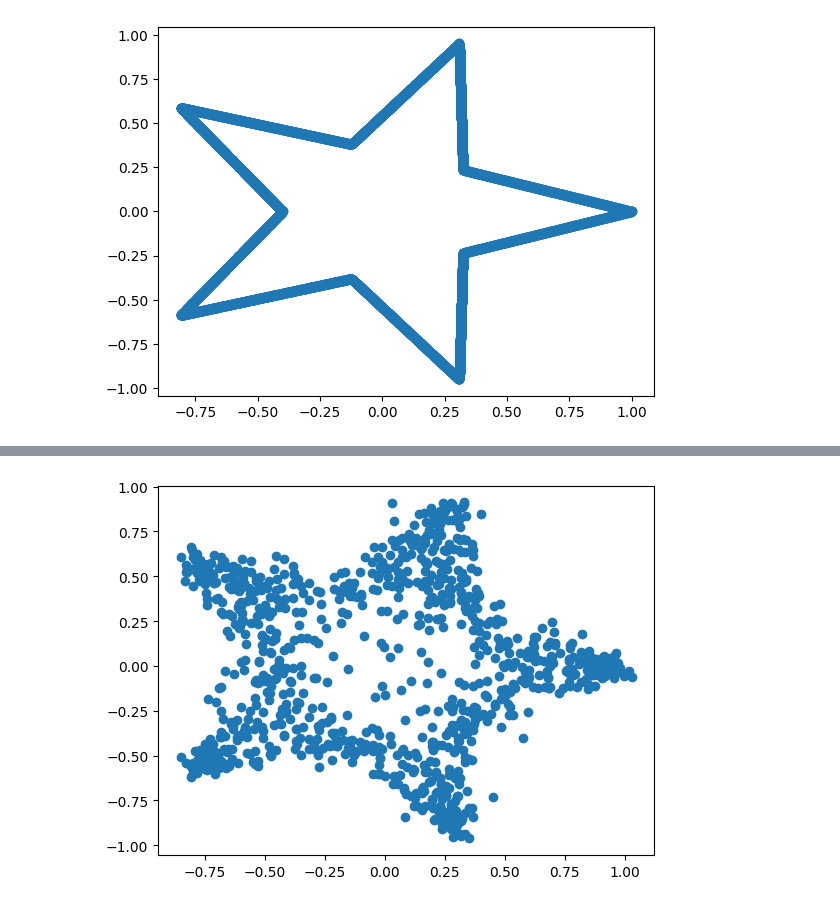
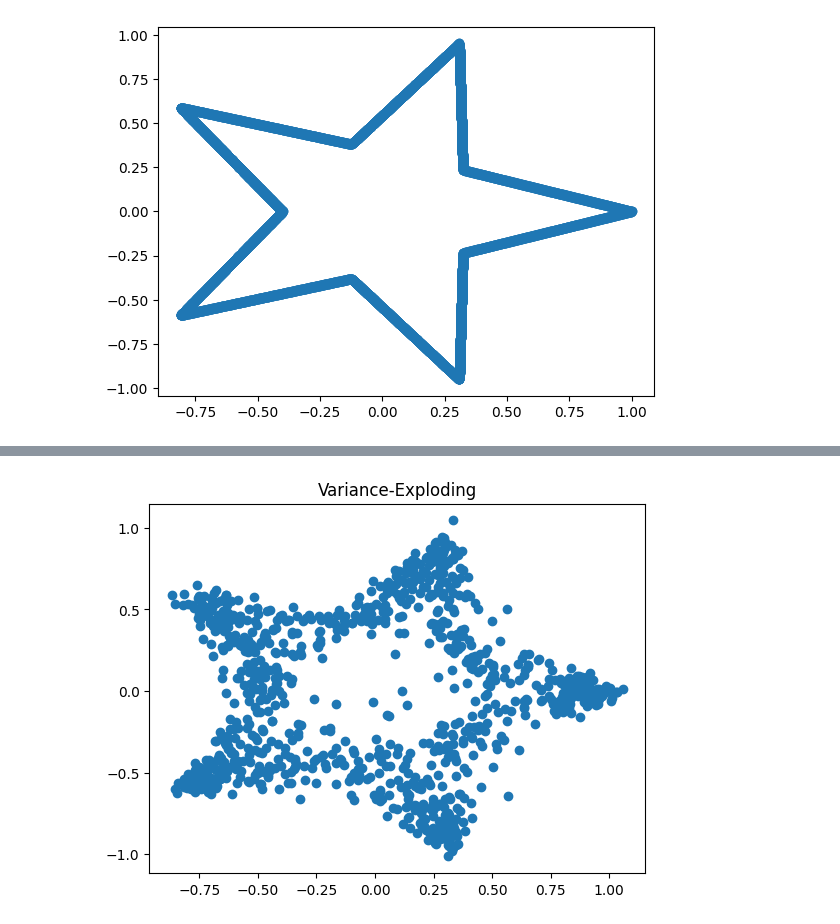
Before and after one commit to YulShav/Computer-Vision, a Jupyter notebook: CV_HW3.ipynb, the cells around one changed output, grey strips where cells are left out. Cells and saved outputs as stored; diff of their text form; code cells hidden in the pictures.

```diff
--- a/CV_HW3.ipynb
+++ b/CV_HW3.ipynb
@@ -136,6 +241,6 @@ class VETrainer():
 # %%
 config = Config()
-trainer = VETrainer(config)
+trainer_ve = VETrainer(config)
 # %%
-trainer.run()
+trainer_ve.run()
 # %% [output]
@@ -162,5 +267,5 @@ Loss: 0.5344591831207275
 # %%
-def sample(model, config, num_samples=1000):
+def sample_ve(model, config, num_samples=1000):
     device = torch.device('cuda') if torch.cuda.is_available() else 'cpu'
     model.eval()
 
@@ -191,5 +322,8 @@ samples = sample(trainer.model, trainer.config, 1000)
+# %%
+samples_ve = sample_ve(trainer_ve.model, trainer_ve.config, 1000)
 # %%
-plt.scatter(samples[:, 0], samples[:, 1])
+plt.scatter(samples_ve[:, 0], samples_ve[:, 1])
+plt.title("Variance-Exploding")
 plt.show()
 # %% [output]
-[figure, old version]
+[figure, new version]
```
Also changed, not shown: parts of 18 cells of this notebook.
